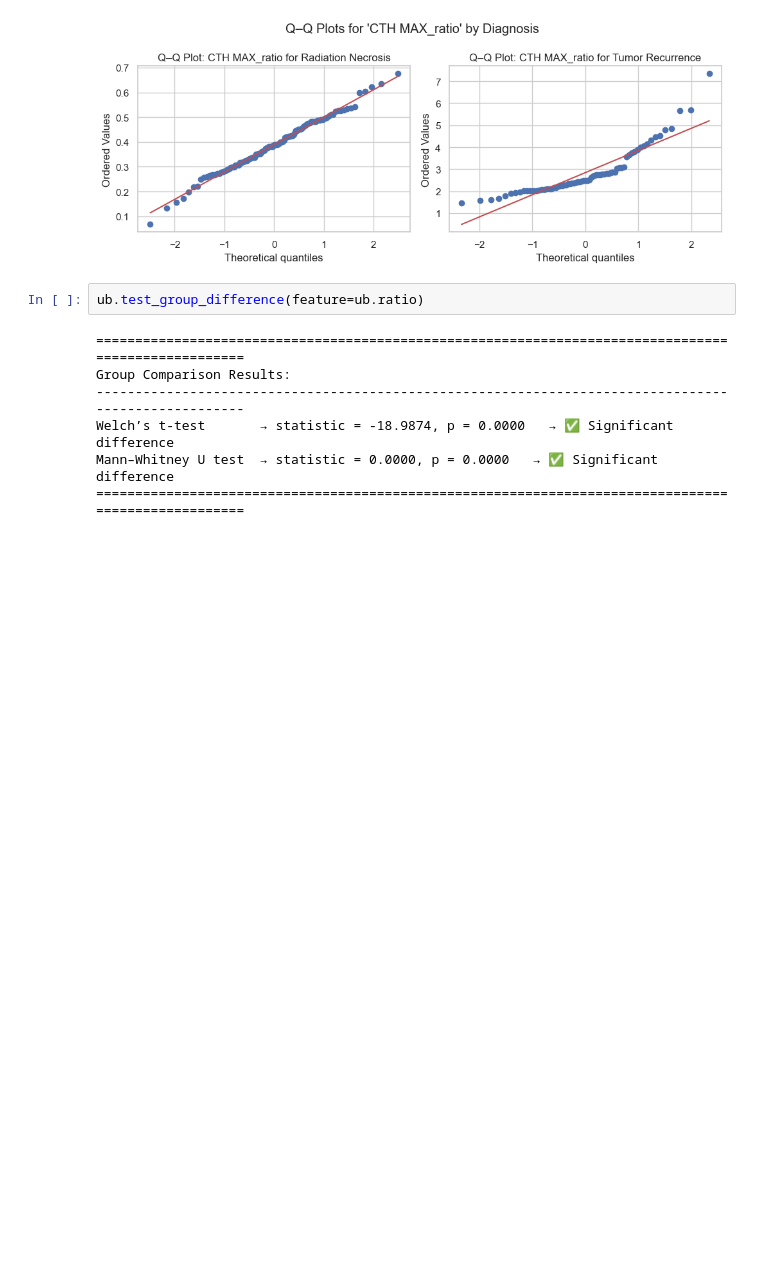
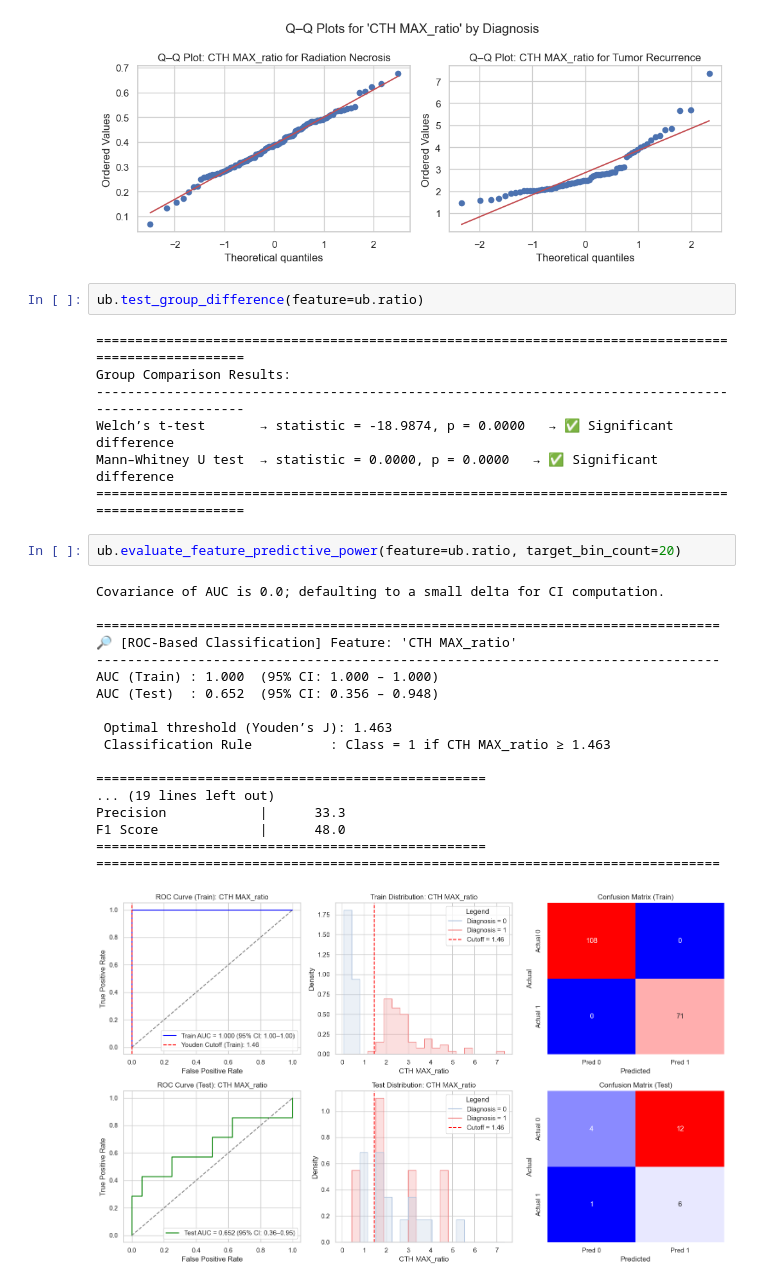
Before and after one commit to maichi98/CercareStatAnalysis, a Jupyter notebook: 02_Unibiomarker_analysis.ipynb, the cells around one changed output. Drawn from its saved outputs; the diff is of its cells as text; blank space fills up the shorter version.

```diff
--- a/02_Unibiomarker_analysis.ipynb
+++ b/02_Unibiomarker_analysis.ipynb
@@ -223,3 +244,24 @@ Group Comparison Results:
 Welch’s t-test       → statistic = -18.9874, p = 0.0000   → ✅ Significant difference
 Mann–Whitney U test  → statistic = 0.0000, p = 0.0000   → ✅ Significant difference
 ====================================================================================================
+# %%
+ub.evaluate_feature_predictive_power(feature=ub.ratio, target_bin_count=20)
+# %% [output]
+Covariance of AUC is 0.0; defaulting to a small delta for CI computation.
+
+================================================================================
+🔎 [ROC-Based Classification] Feature: 'CTH MAX_ratio'
+--------------------------------------------------------------------------------
+AUC (Train) : 1.000  (95% CI: 1.000 – 1.000)
+AUC (Test)  : 0.652  (95% CI: 0.356 – 0.948)
+
+ Optimal threshold (Youden’s J): 1.463
+ Classification Rule          : Class = 1 if CTH MAX_ratio ≥ 1.463
+
+==================================================
+... (19 lines left out)
+Precision            |      33.3
+F1 Score             |      48.0
+==================================================
+================================================================================
+[figure, added]
```
Also changed, not shown: parts of 4 cells of this notebook, 6 other files.
